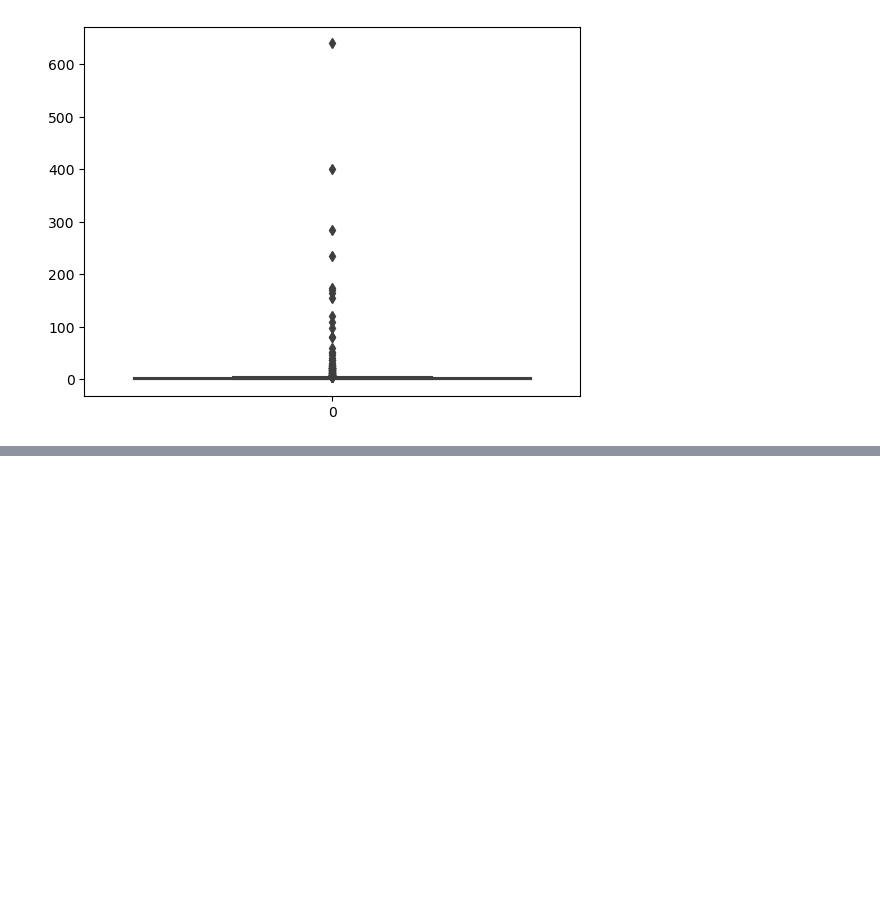
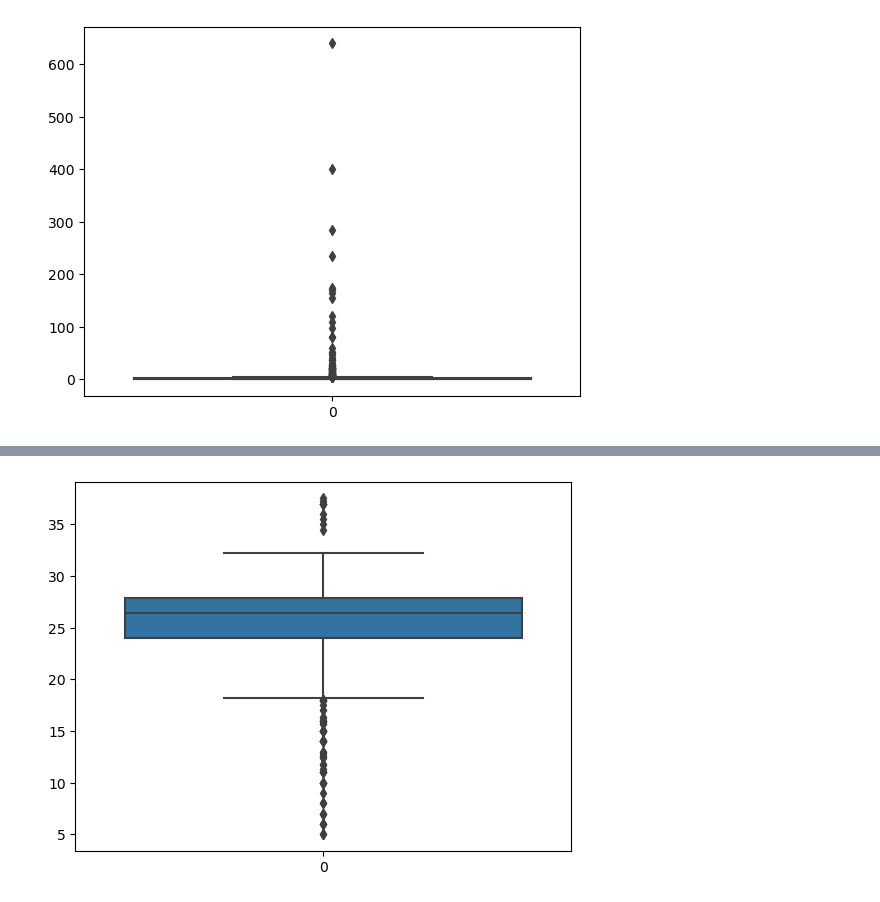
Before and after one commit to usmanadaudu/water_potability_prediction_web_app, a Jupyter notebook: notebooks/Untitled.ipynb, the cells around one changed output, grey strips where cells are left out. Cells and saved outputs as stored; diff of their text form; code cells hidden in the pictures; blank space fills up the shorter version.

```diff
--- a/notebooks/Untitled.ipynb
+++ b/notebooks/Untitled.ipynb
@@ -1501,0 +1506,4 @@ sns.boxplot(df['Nitrate']);
+# %%
+sns.boxplot(df['Temperature']);
+# %% [output]
+[figure, added]
```
Also changed, not shown: parts of 152 cells of this notebook.
